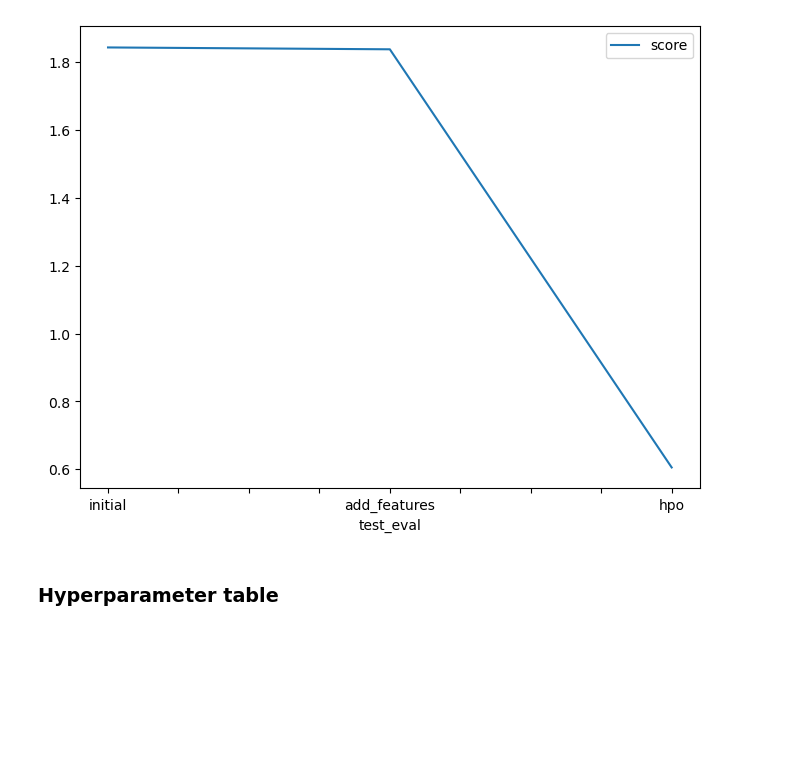
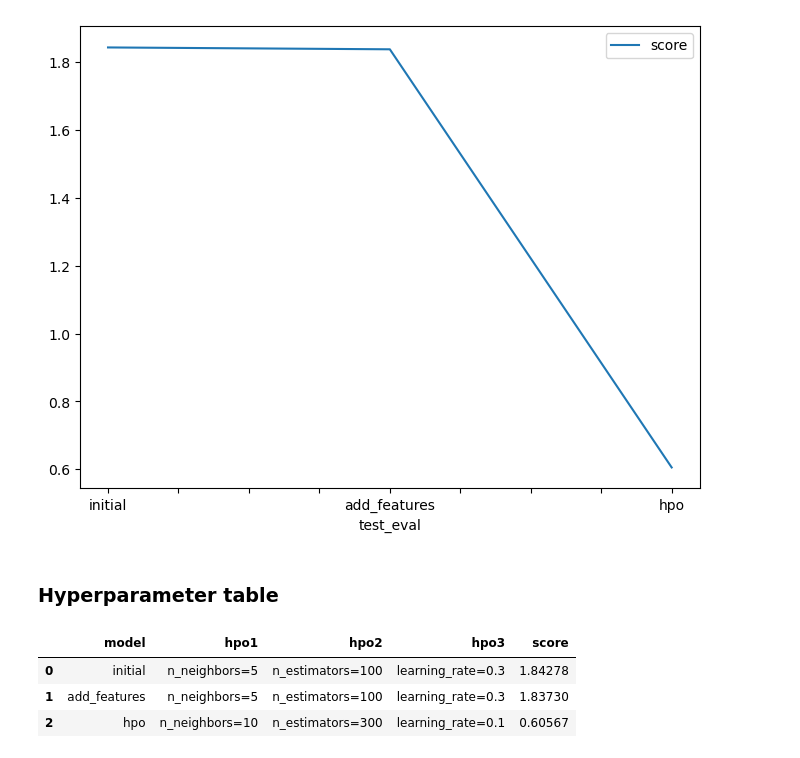
Before and after one commit to migueldlfuentem/udacity-ml-engineering, a Jupyter notebook: cd0385-project-starter/project/project-template.ipynb, the cells around one changed output. Saved outputs shown, nothing was run; the diff lists cells and outputs as text; code cells hidden in the pictures; blank space fills up the shorter version.

```diff
--- a/cd0385-project-starter/project/project-template.ipynb
+++ b/cd0385-project-starter/project/project-template.ipynb
@@ -669,9 +670,14 @@ fig.savefig('model_test_score.png')
 # %%
 # The 3 hyperparameters we tuned with the kaggle score as the result
 pd.DataFrame({
     "model": ["initial", "add_features", "hpo"],
-    "hpo1": [?, ?, ?],
-    "hpo2": [?, ?, ?],
-    "hpo3": [?, ?, ?],
-    "score": [?, ?, ?]
+    "hpo1": ["n_neighbors=5", "n_neighbors=5", "n_neighbors=10"],
+    "hpo2": ["n_estimators=100", "n_estimators=100", "n_estimators=300"],
+    "hpo3": ["learning_rate=0.3", "learning_rate=0.3", "learning_rate=0.1"],
+    "score": [1.84278, 1.83730, 0.60567]
 })
+# %% [output]
+|  | model | hpo1 | hpo2 | hpo3 | score |
+| 0 | initial | n_neighbors=5 | n_estimators=100 | learning_rate=0.3 | 1.84278 |
+| 1 | add_features | n_neighbors=5 | n_estimators=100 | learning_rate=0.3 | 1.83730 |
+| 2 | hpo | n_neighbors=10 | n_estimators=300 | learning_rate=0.1 | 0.60567 |
```
Also changed, not shown: parts of 8 cells of this notebook, 2 other files.
